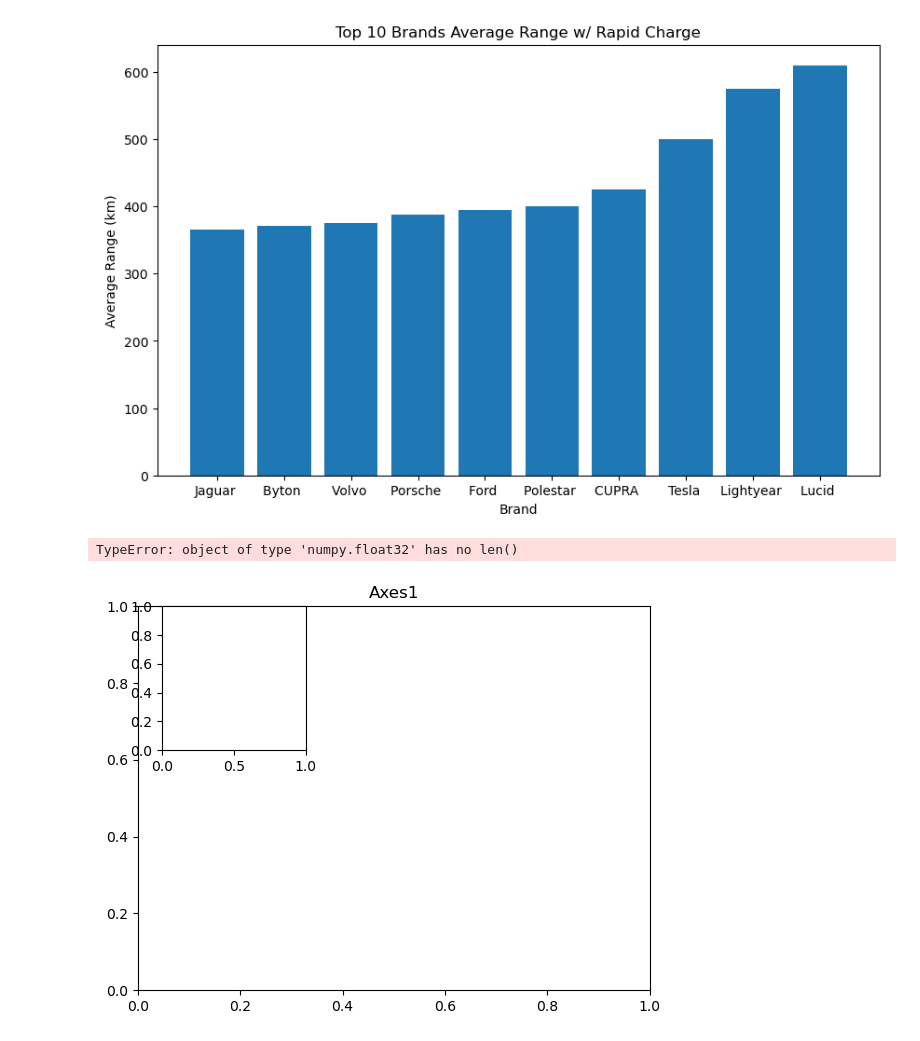
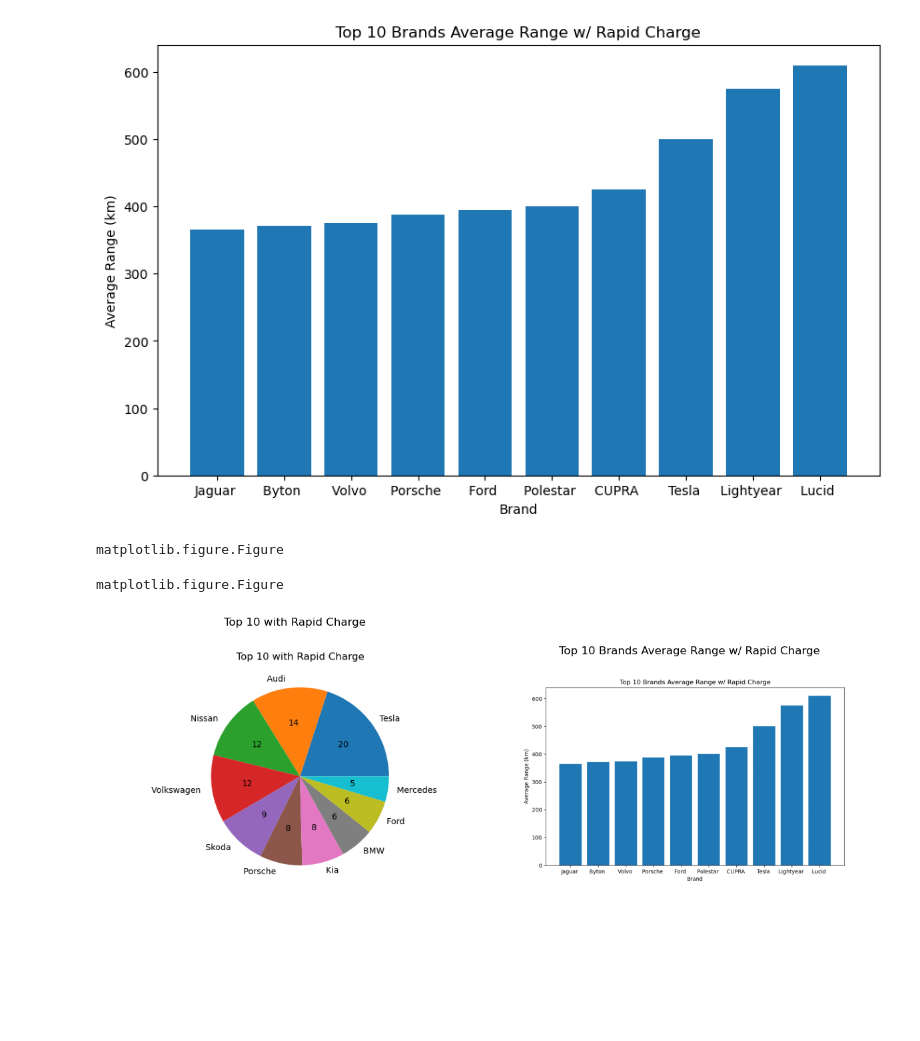
Before and after one commit to Normalitan/DataEV-First-Project, a Jupyter notebook: EV Data Exploration PROJECT.ipynb, the cells around one changed output. Cells and saved outputs as stored; diff of their text form; code cells hidden in the pictures; blank space fills up the shorter version.

```diff
--- a/EV Data Exploration PROJECT.ipynb
+++ b/EV Data Exploration PROJECT.ipynb
@@ -275,22 +296,33 @@ t10_brands_w_arange = plt.show()
 [figure]
 # %%
 # VVV COmbine both bar graphs as below VVV
-# %%
-# Create the figure
-fig = plt.figure()
-
-# Main axes for other purposes
-axes1 = fig.add_axes([0.1, 0.1, 0.8, 0.8])  # Covers 80% of the area
-axes1.set_title('Axes1')  # Placeholder title
-
-# Smaller axes for the pie chart
-axes2 = fig.add_axes([0.1, 0.6, 0.3, 0.3])  # Adjust position as needed
-axes2.pie(pie_chart)  # Replace pie_chart with actual data
-
-plt.show()
-
-# Can't seen to do since axes.pie works for numeric while pie_chart contains Yes variables.
-# idea: turn string yes's into len and try that (back near pie chart?)
-# %% [output]
-TypeError: object of type 'numpy.float32' has no len()
-[figure, removed]
+# %%
+type(t10_brands_w_arange)
+# %% [output]
+matplotlib.figure.Figure
+# %%
+type(pie_chart)
+# Nice! we saved our fig properly! Now lets put those two into subplots
+# %% [output]
+matplotlib.figure.Figure
+# %%
+# Creating a 1x2 subplot layout
+fig, (ax1, ax2) = plt.subplots(1, 2, figsize=(12, 6))  # Adjust figsize as needed
+
+# Draw the pie chart on the first subplot
+ax1.imshow(plt.imread('rapid_charge_pie_chart.png'))
+ax1.axis('off')  # Hide axis
+ax1.set_title('Top 10 with Rapid Charge')  # Replace with your title
+
+# Draw the bar graph on the second subplot
+ax2.imshow(plt.imread('t10_brands_w_arange.png'))
+ax2.axis('off')  # Hide axis
+ax2.set_title('Top 10 Brands Average Range w/ Rapid Charge')  # Replace with your title
+
+# Adjust layout to prevent overlap
+plt.tight_layout()
+
+# Show the plot
+plt.show()
+# %% [output]
+[figure, added]
```
Also changed, not shown: parts of 3 cells of this notebook.
